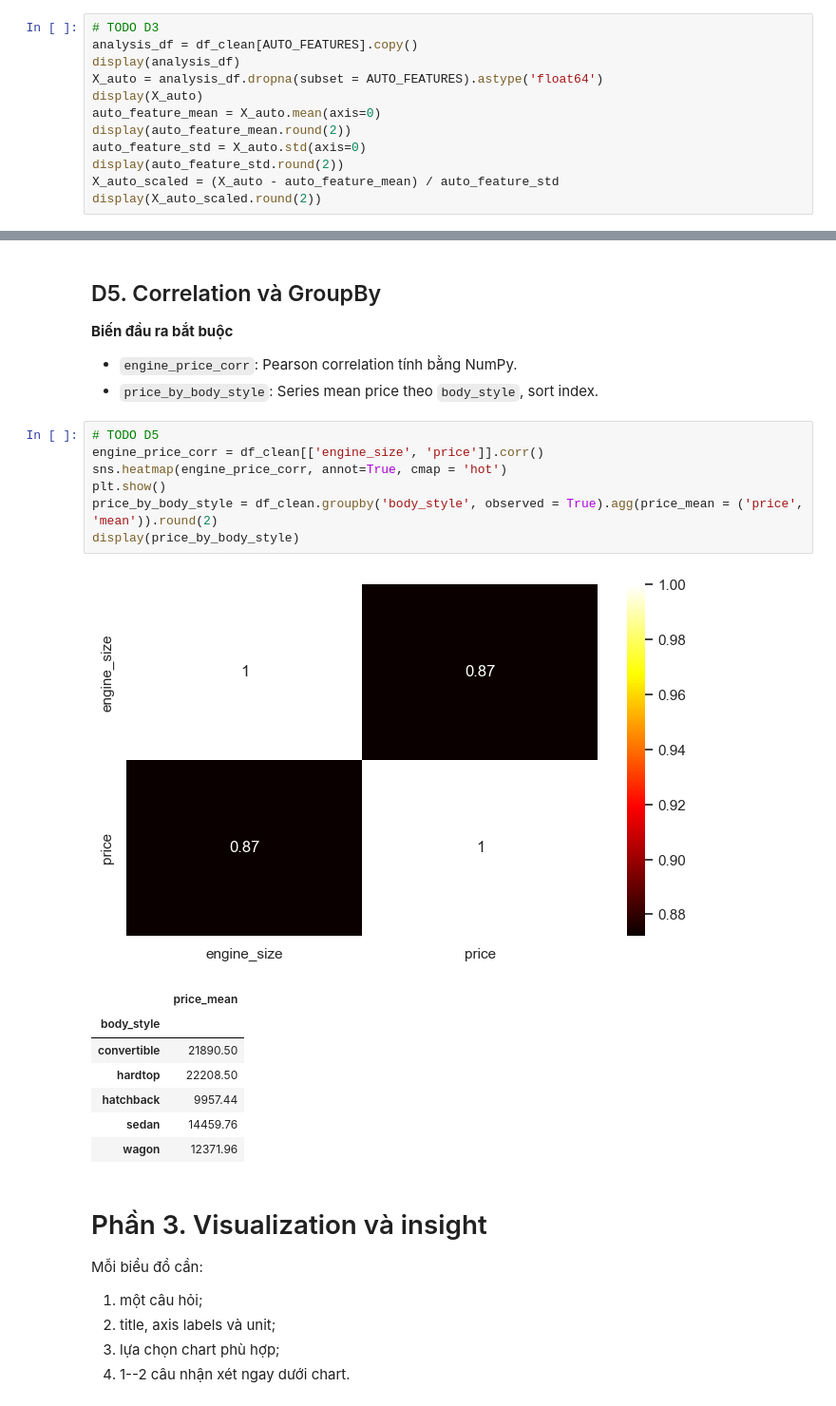
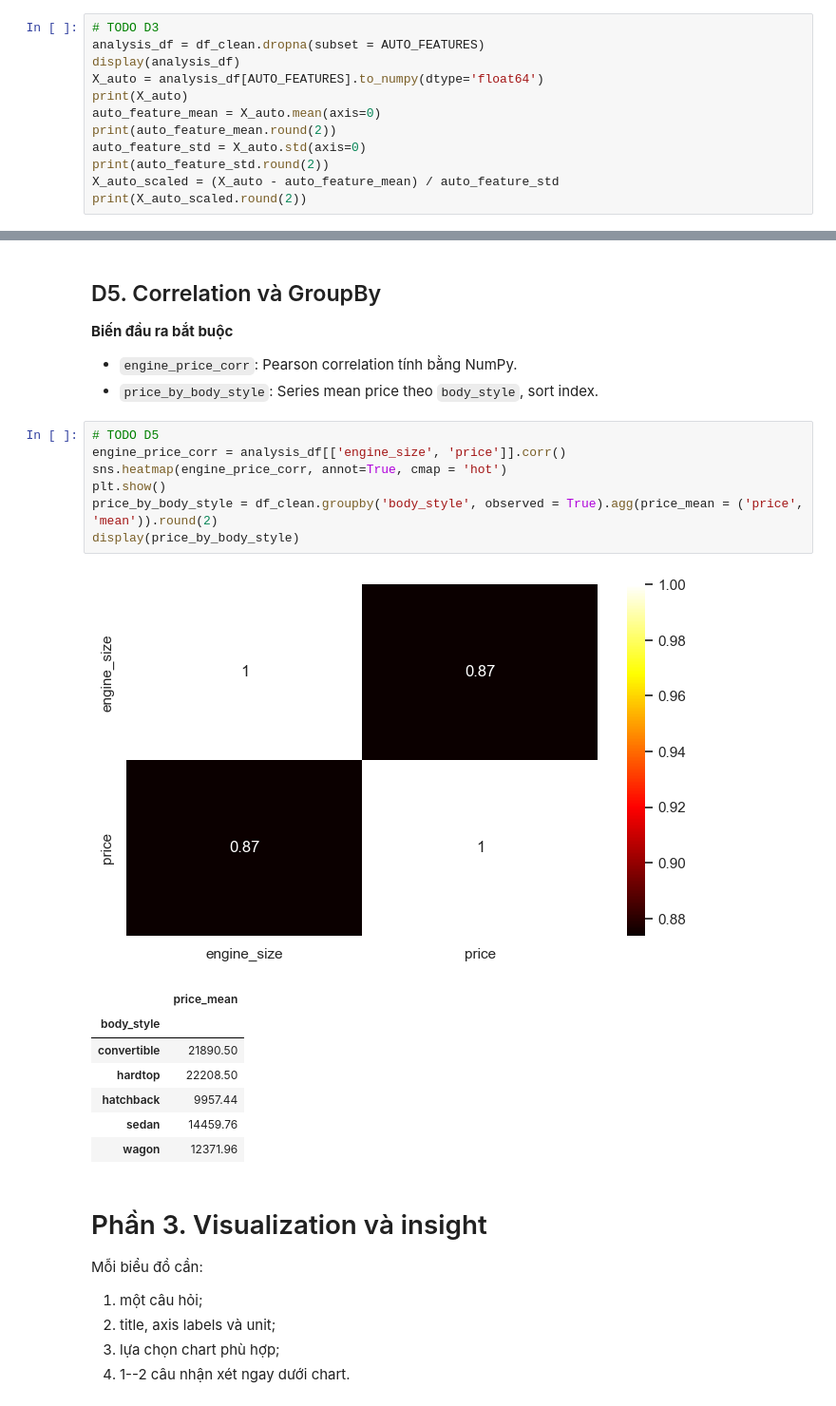
Before and after one commit to nbquoclong-bit/mliot-pyml-2026-hw, a Jupyter notebook: week02/numpy-pandas-eda-hw/numpy_pandas_eda_hw.ipynb, the cells around one changed output, grey strips where cells are left out. Shown at 95% size. Cells and saved outputs as stored; diff of their text form.

```diff
--- a/week02/numpy-pandas-eda-hw/numpy_pandas_eda_hw.ipynb
+++ b/week02/numpy-pandas-eda-hw/numpy_pandas_eda_hw.ipynb
@@ -375,14 +375,14 @@ sáu cột, sau đó chuyển sang `float64` NumPy array và chuẩn hóa theo f
 AUTO_FEATURES = ['curb_weight', 'engine_size', 'horsepower', 'city_mpg', 'highway_mpg', 'price']
 # %%
 # TODO D3
-analysis_df = df_clean[AUTO_FEATURES].copy()
+analysis_df = df_clean.dropna(subset = AUTO_FEATURES)
 display(analysis_df)
-X_auto = analysis_df.dropna(subset = AUTO_FEATURES).astype('float64')
-display(X_auto)
+X_auto = analysis_df[AUTO_FEATURES].to_numpy(dtype='float64')
+print(X_auto)
 auto_feature_mean = X_auto.mean(axis=0)
-display(auto_feature_mean.round(2))
+print(auto_feature_mean.round(2))
 auto_feature_std = X_auto.std(axis=0)
-display(auto_feature_std.round(2))
+print(auto_feature_std.round(2))
 X_auto_scaled = (X_auto - auto_feature_mean) / auto_feature_std
-display(X_auto_scaled.round(2))
+print(X_auto_scaled.round(2))
 # %% [output]
@@ -491,13 +467,13 @@ Name: price, dtype: float64
 - `price_by_body_style`: Series mean price theo `body_style`, sort index.
 # %%
 # TODO D5
-engine_price_corr = df_clean[['engine_size', 'price']].corr()
+engine_price_corr = analysis_df[['engine_size', 'price']].corr()
 sns.heatmap(engine_price_corr, annot=True, cmap = 'hot')
 plt.show()
 price_by_body_style = df_clean.groupby('body_style', observed = True).agg(price_mean = ('price', 'mean')).round(2)
 display(price_by_body_style)
 # %% [output]
-[figure, old version]
+[figure, new version]
 |  | price_mean |
 | body_style |  |
 | convertible | 21890.50 |
```
Also changed, not shown: parts of 7 cells of this notebook.
